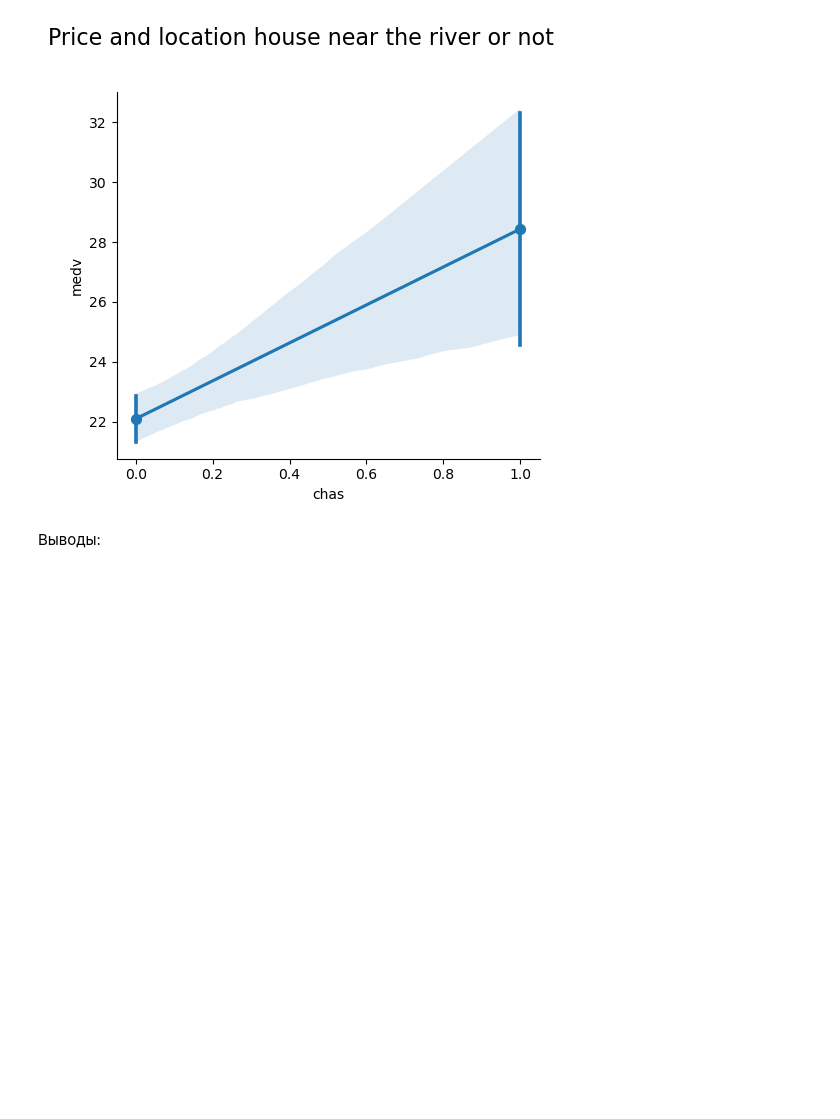
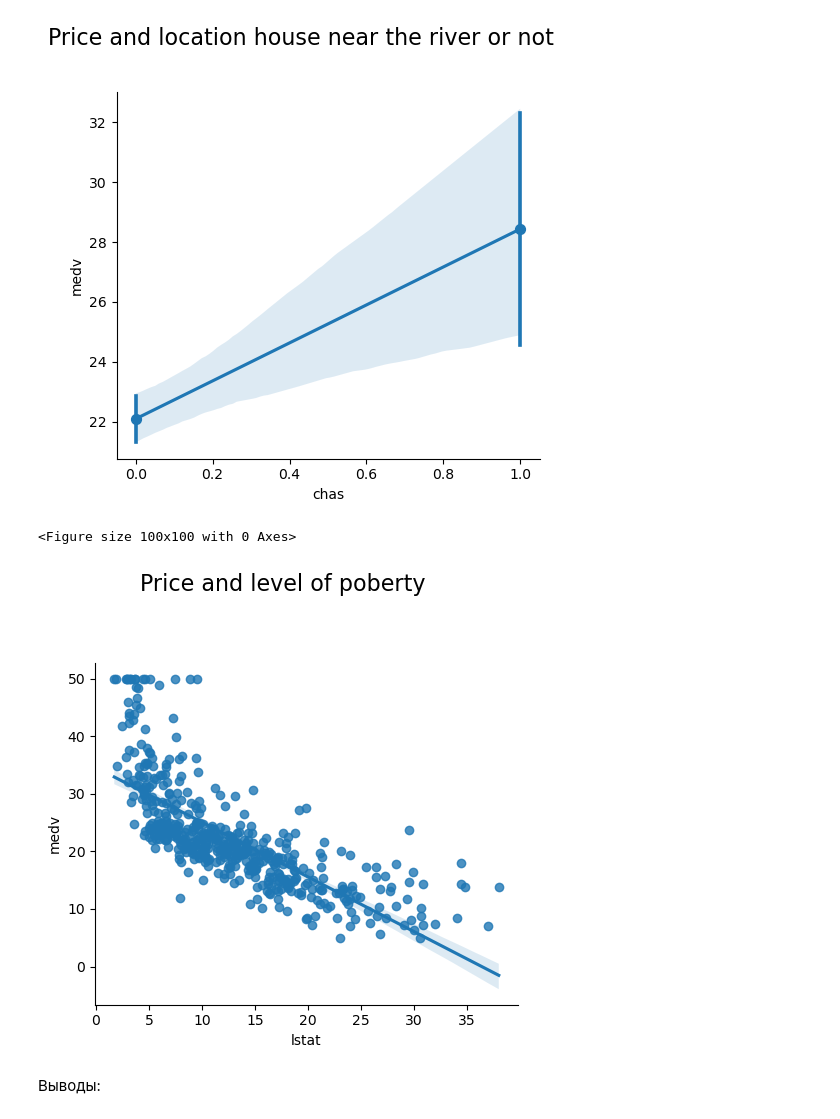
Before and after one commit to Diana-Shilova/TMSds, a Jupyter notebook: lesson9/lesson9.ipynb, the cells around one changed output. Drawn from its saved outputs; the diff is of its cells as text; code cells hidden in the pictures; blank space fills up the shorter version.

```diff
--- a/lesson9/lesson9.ipynb
+++ b/lesson9/lesson9.ipynb
@@ -178,6 +178,15 @@ price.fig.subplots_adjust(top= 0.85)
 plt.show()
 # %% [output]
 [figure]
+# %%
+plt.figure(figsize = (1, 1))
+price= sns.lmplot(x= "lstat", y= "medv", data= df)
+price.fig.suptitle("Price and level of poberty", fontsize= 16)
+price.fig.subplots_adjust(top= 0.8)
+plt.show()
+# %% [output]
+<Figure size 100x100 with 0 Axes>
+[figure, added]
 # %% [markdown]
 Выводы:
 # %% [markdown]
```
Also changed, not shown: parts of 2 cells of this notebook.
